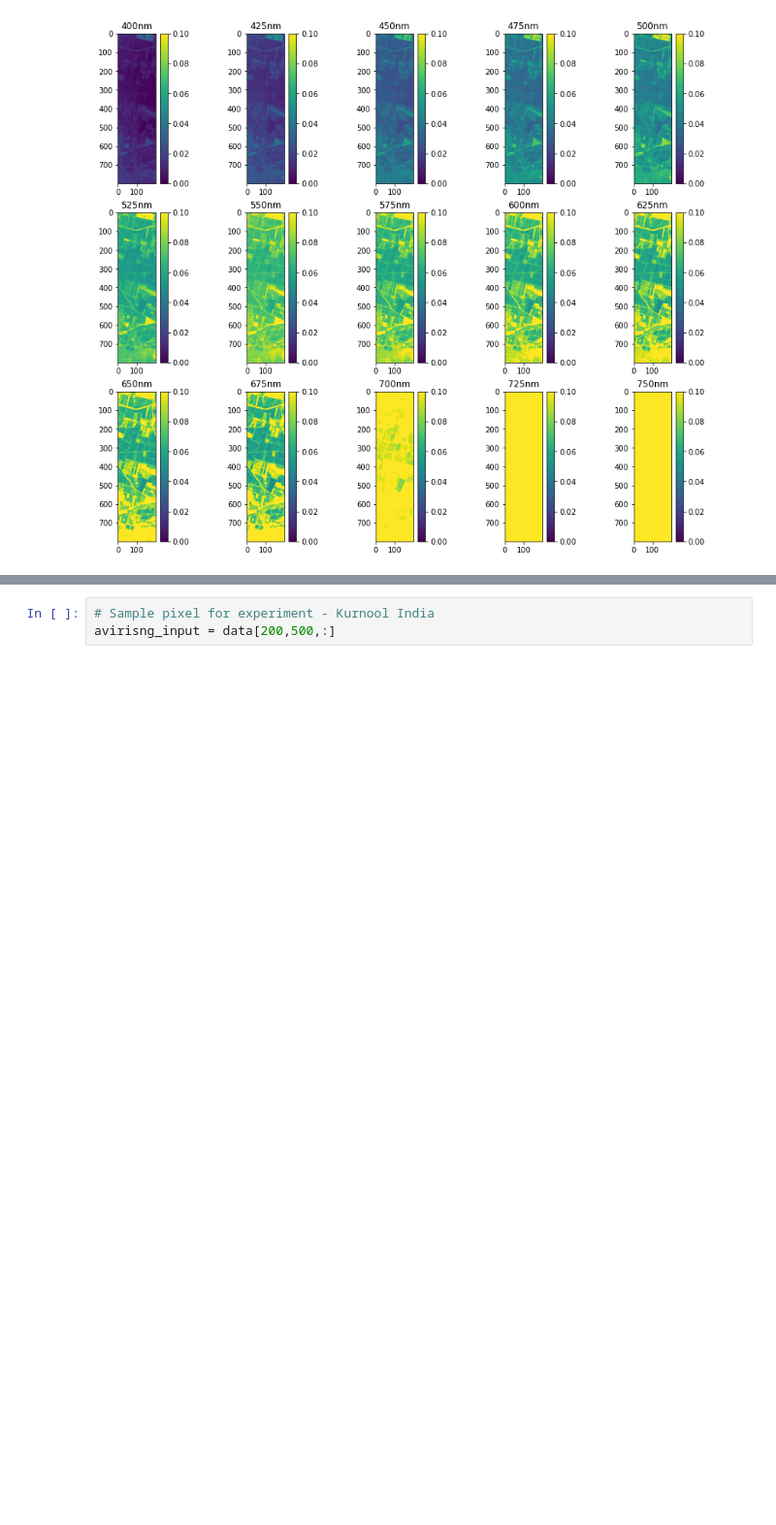
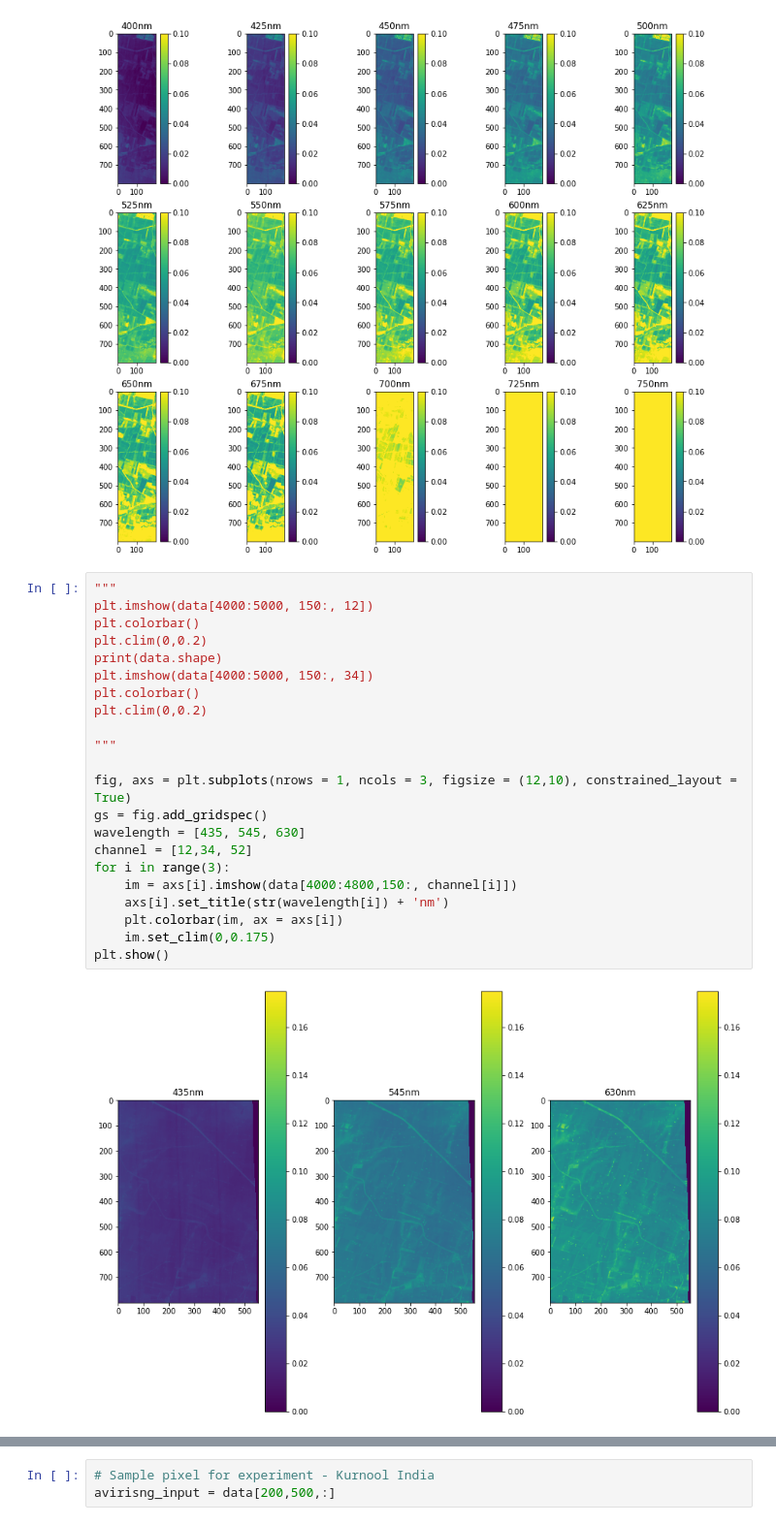
Before and after one commit to varunpatro1/OE-Reproducibility, a Jupyter notebook: Visualization_Kurnool.ipynb, the cells around one changed output, grey strips where cells are left out. Shown at 97% size. Cells and saved outputs as stored; diff of their text form; blank space fills up the shorter version.

Commit message:
further data processing

```diff
--- a/Visualization_Kurnool.ipynb
+++ b/Visualization_Kurnool.ipynb
@@ -108,3 +109,27 @@ for i in range(3):
 plt.show()
 # %% [output]
 [figure]
+# %%
+"""
+plt.imshow(data[4000:5000, 150:, 12])
+plt.colorbar()
+plt.clim(0,0.2)
+print(data.shape)
+plt.imshow(data[4000:5000, 150:, 34])
+plt.colorbar()
+plt.clim(0,0.2)
+
+"""
+
+fig, axs = plt.subplots(nrows = 1, ncols = 3, figsize = (12,10), constrained_layout = True)
+gs = fig.add_gridspec()
+wavelength = [435, 545, 630]
+channel = [12,34, 52]
+for i in range(3):
+    im = axs[i].imshow(data[4000:4800,150:, channel[i]])
+    axs[i].set_title(str(wavelength[i]) + 'nm')
+    plt.colorbar(im, ax = axs[i])
+    im.set_clim(0,0.175)
+plt.show()
+# %% [output]
+[figure, added]
```
Also changed, not shown: parts of 4 cells of this notebook, 1 other file.
